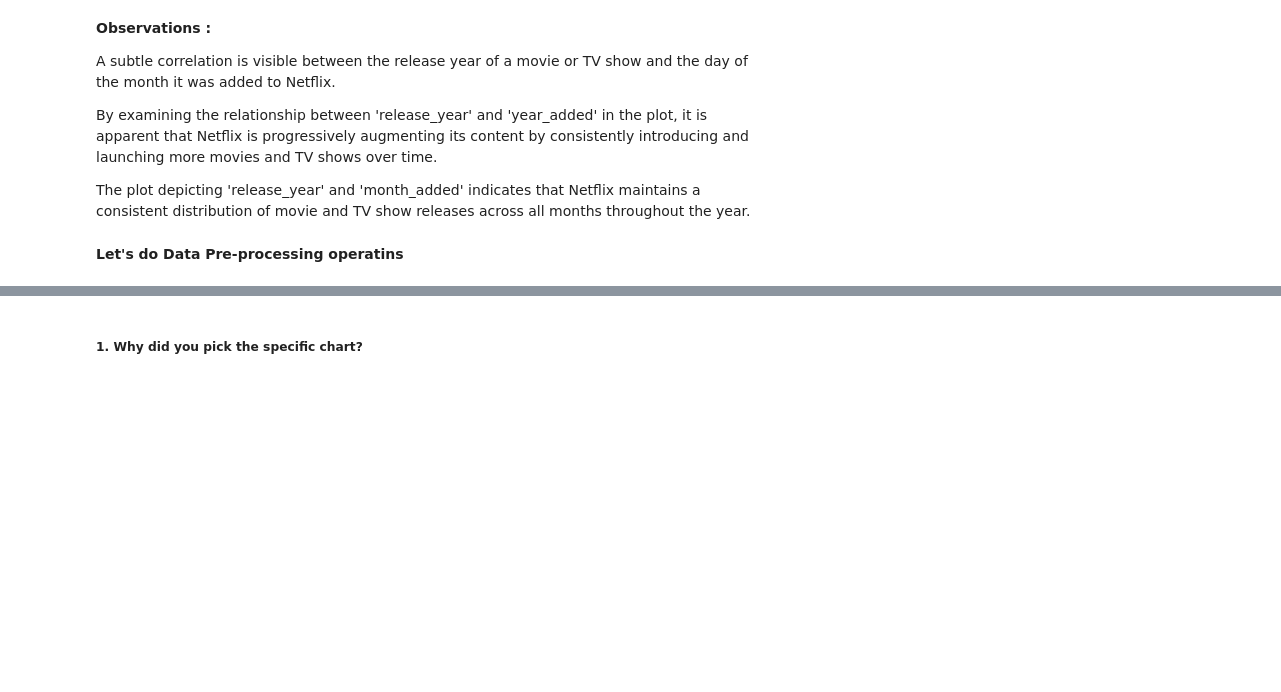
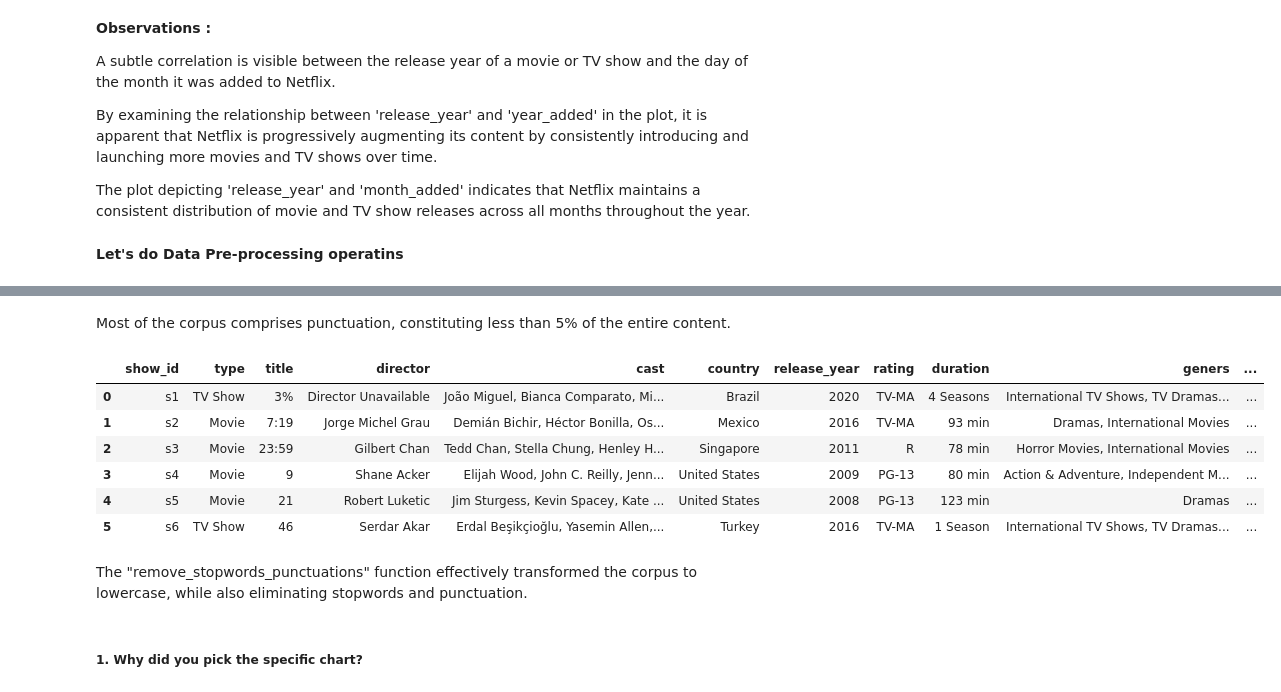
Before and after one commit to KiranKokateGitHub/Netflix-Movies-and-TV-Shows-Clustering_UnsupervisedML, a Jupyter notebook: Kiran_unsupervisedML.ipynb, the cells around one changed output, grey strips where cells are left out. Saved outputs shown, nothing was run; the diff lists cells and outputs as text; code cells hidden in the pictures; blank space fills up the shorter version.

```diff
--- a/Kiran_unsupervisedML.ipynb
+++ b/Kiran_unsupervisedML.ipynb
@@ -902,3 +1046,36 @@ The plot depicting 'release_year' and 'month_added' indicates that Netflix maint
+# %% [markdown]
+Most of the corpus comprises punctuation, constituting less than 5% of the entire content.
+# %%
+# Create a function that performs the following operations on the corpus: removing stopwords and punctuation, and converting the text to lowercase.
+
+
+def remove_stopwords_punc(corpus):
+    '''Develop a function that applies three actions to the corpus- removing stopwords and punctuation, and converting the text to lowercase.
+    Args:
+    The provided function is to be applied to the given text corpus (string).
+    Returns:
+    Create a transformed corpus by converting it to lowercase and removing both stopwords and punctuation.
+    '''
+    punc = "your_list_of_punctuation_characters_here"  # Define your list of punctuation characters
+    stopwords = ["your", "list", "of", "stopwords", "here"]  # Define your list of stopwords
+
+    no_punc = [char for char in corpus if char not in punc]
+    no_punc = ''.join(no_punc)
+    return ' '.join([word.lower() for word in no_punc.split() if word.lower() not in stopwords])
+
+# Utilize the "remove_stopwords_punc" function to process every occurrence within the variable "contractions_description."
+nfdf['no_sw_pun_des'] = nfdf['con_des'].apply(remove_stopwords_punc)
+nfdf.head(6)
+# %% [output]
+|  | show_id | type | title | director | cast | country | release_year | rating | duration | geners | ... |
+| 0 | s1 | TV Show | 3% | Director Unavailable | João Miguel, Bianca Comparato, Mi... | Brazil | 2020 | TV-MA | 4 Seasons | International TV Shows, TV Dramas... | ... |
+| 1 | s2 | Movie | 7:19 | Jorge Michel Grau | Demián Bichir, Héctor Bonilla, Os... | Mexico | 2016 | TV-MA | 93 min | Dramas, International Movies | ... |
+| 2 | s3 | Movie | 23:59 | Gilbert Chan | Tedd Chan, Stella Chung, Henley H... | Singapore | 2011 | R | 78 min | Horror Movies, International Movies | ... |
+| 3 | s4 | Movie | 9 | Shane Acker | Elijah Wood, John C. Reilly, Jenn... | United States | 2009 | PG-13 | 80 min | Action & Adventure, Independent M... | ... |
+| 4 | s5 | Movie | 21 | Robert Luketic | Jim Sturgess, Kevin Spacey, Kate ... | United States | 2008 | PG-13 | 123 min | Dramas | ... |
+| 5 | s6 | TV Show | 46 | Serdar Akar | Erdal Beşikçioğlu, Yasemin Allen,... | Turkey | 2016 | TV-MA | 1 Season | International TV Shows, TV Dramas... | ... |
+# %% [markdown]
+The "remove_stopwords_punctuations" function effectively transformed the corpus to lowercase, while also eliminating stopwords and punctuation.
 # %%
 # Chart - 1 visualization code
 # %% [markdown]
```
Also changed, not shown: parts of 20 cells of this notebook.
